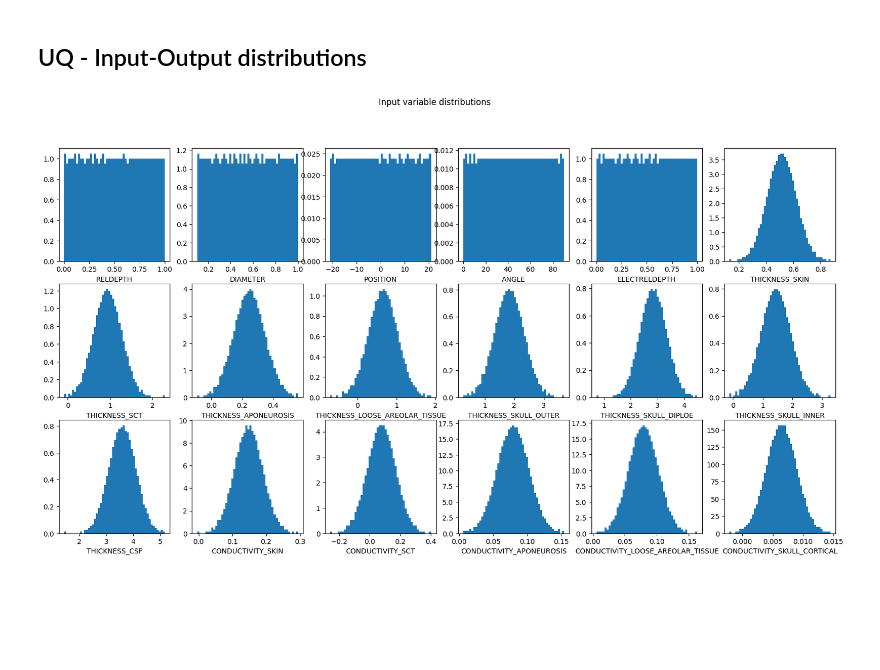
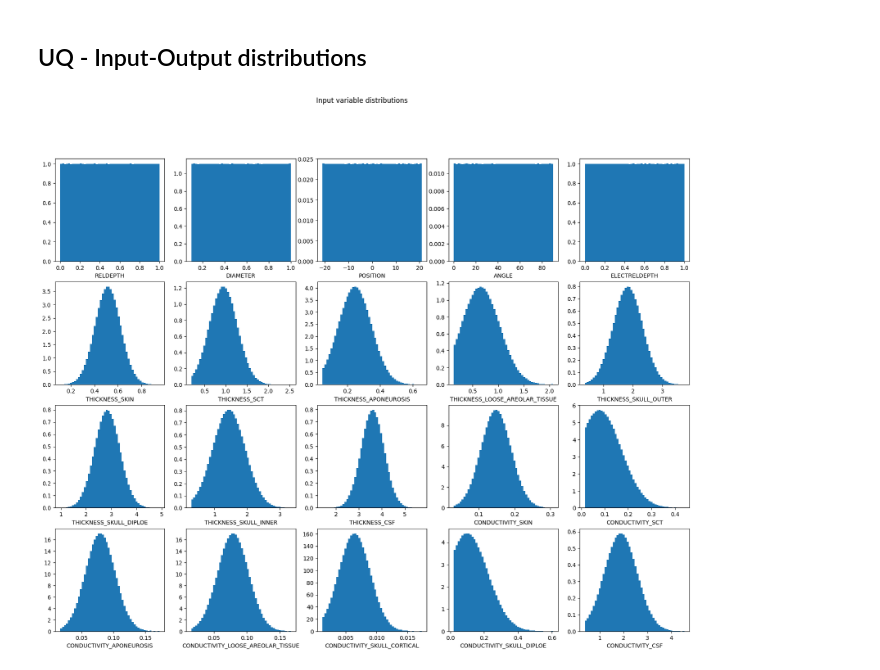
Before and after one commit to JavierGOrdonnez/osparc-dakota-examples, a Jupyter notebook: workflows/sumo_uq/dakota_UQ_Norm20DPosition.ipynb, the cells around one changed output. Saved outputs shown, nothing was run; the diff lists cells and outputs as text; code cells hidden in the pictures; blank space fills up the shorter version.

```diff
--- a/workflows/sumo_uq/dakota_UQ_Norm20DPosition.ipynb
+++ b/workflows/sumo_uq/dakota_UQ_Norm20DPosition.ipynb
@@ -25,7 +25,7 @@ if tmp_folder.exists():
 tmp_folder.mkdir()
 TRAINING_SAMPLES_FILE = shutil.copy(TRAINING_SAMPLES_FILE, tmp_folder)
 PROCESSED_TRAINING_FILE = funs_data_processing.process_input_file(
-    TRAINING_SAMPLES_FILE, N=100, filter_highest_N=10
+    TRAINING_SAMPLES_FILE,  #  N=100, filter_highest_N=10
 )
 variables_train = funs_data_processing.get_variable_names(PROCESSED_TRAINING_FILE)
 print(variables_train)
@@ -117,15 +119,15 @@ DAKOTA execution time in seconds:
 # %%
 from typing import List
 import matplotlib.pyplot as plt
 
-fig, axs = plt.subplots(3, 6, figsize=(20, 10), sharey=False)
+fig, axs = plt.subplots(4, 5, figsize=(20, 15), sharey=False)
 axs: List[plt.Axes] = axs.flatten()
 
 for var, ax in zip(variables_train[1:-N_RESPONSES], axs):
     x = funs_data_processing.get_results(tmp_folder / f"predictions.dat", var)
     ax.hist(x, bins=50, density=True)
     ax.set_xlabel(var)
 plt.suptitle("Input variable distributions")
 plt.show()
 # %% [output]
-[figure, old version]
+[figure, new version]
```
Also changed, not shown: parts of 4 cells of this notebook, 3 other files.
